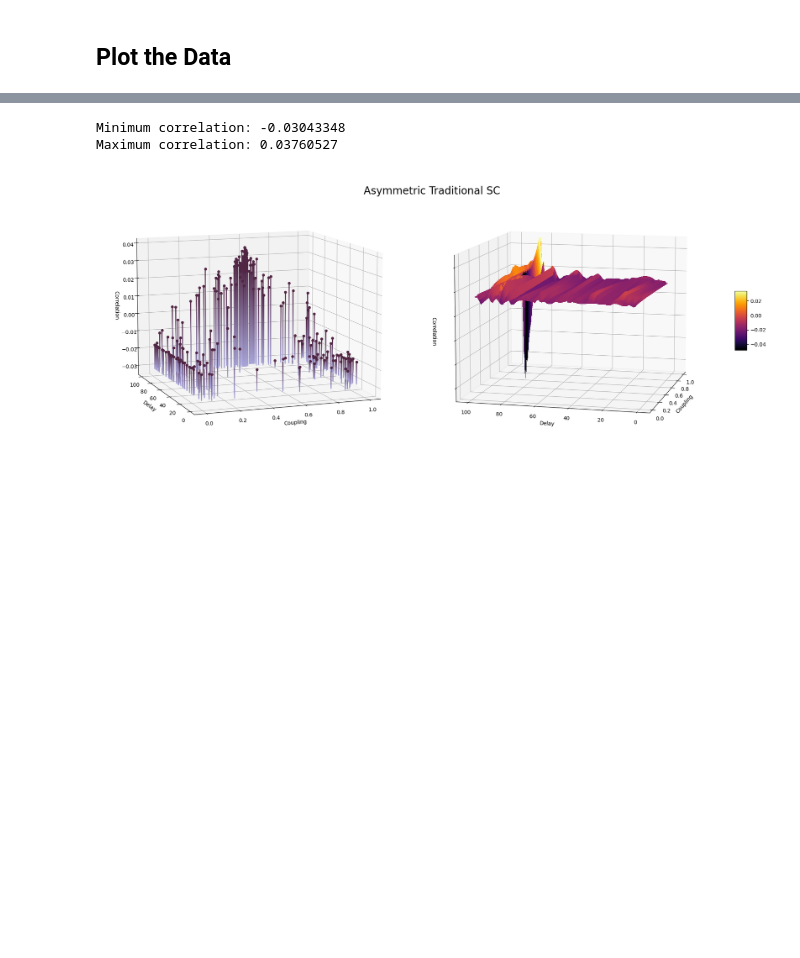
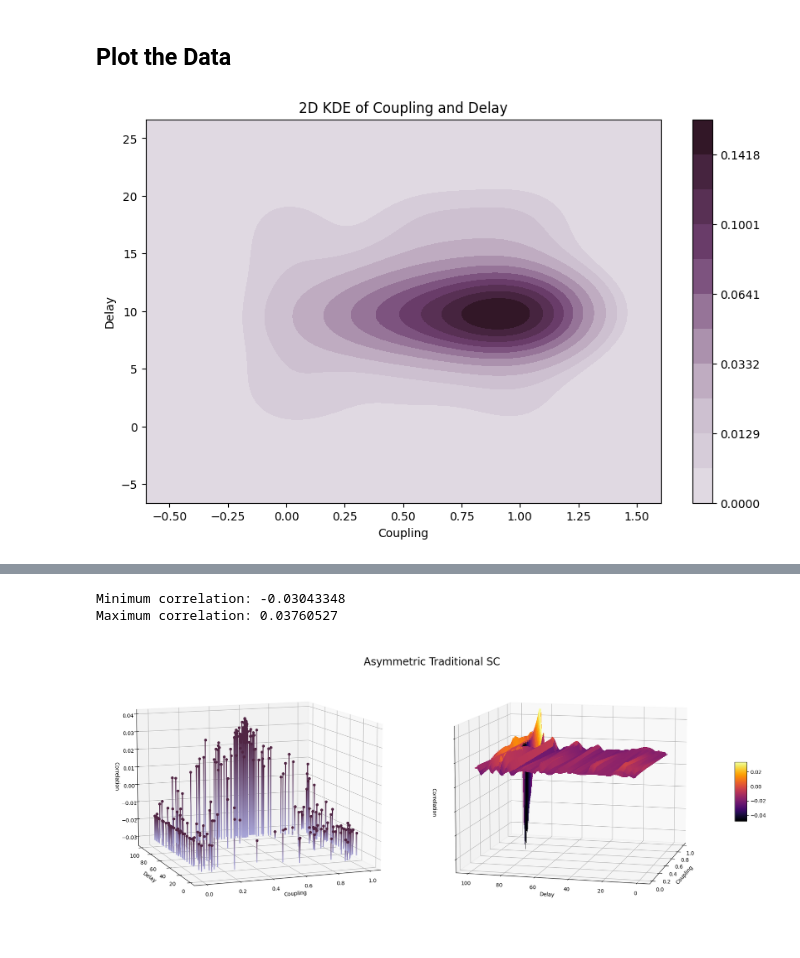
Before and after one commit to Hana-Ali/Deep-Learning-For-SC, a Jupyter notebook: whole_brain_modelling/cpp/evaluation/sim_FC_evaluation.ipynb, the cells around one changed output, grey strips where cells are left out. Cells and saved outputs as stored; diff of their text form; code cells hidden in the pictures; blank space fills up the shorter version.

Commit message:
plots

```diff
--- a/whole_brain_modelling/cpp/evaluation/sim_FC_evaluation.ipynb
+++ b/whole_brain_modelling/cpp/evaluation/sim_FC_evaluation.ipynb
@@ -53,10 +53,16 @@ csv_files = glob_files(results_path, "csv")
 # Assert that the number of txt and csv files are the same
 assert len(txt_files) == len(csv_files), "Number of txt and csv files are not the same!"
 
+# Get the wilson and kuramoto files individually
+wilson_txt_files = [file for file in txt_files if "wilson" in file]
+kuramoto_txt_files = [file for file in txt_files if "kuramoto" in file]
+wilson_csv_files = [file for file in csv_files if "wilson" in file]
+kuramoto_csv_files = [file for file in csv_files if "kuramoto" in file]
+
 # Define dictionary for model, traditional, and tracer files
-model_files = organize_files(txt_files, csv_files, name="model")
-trad_files = organize_files(txt_files, csv_files, name="traditional")
-tracer_files = organize_files(txt_files, csv_files, name="tracer")
+model_files = organize_files(kuramoto_txt_files, kuramoto_csv_files, name="model")
+trad_files = organize_files(kuramoto_txt_files, kuramoto_csv_files, name="traditional")
+tracer_files = organize_files(kuramoto_txt_files, kuramoto_csv_files, name="tracer")
 
 # Print the length of each dictionary - or the number of items for both symmetric and asymmetric
 # print("Number of symmetric model files: {}".format(len(model_files["symmetric"])))
@@ -86,9 +92,9 @@ def extract_data_and_create_df(entries):
 
         if match:
             coupling, delay = float(match.group(1)), float(match.group(2))
-            df_rows.append(((coupling, delay), entry["correlation"]))
+            df_rows.append((coupling, delay, np.float64(entry["correlation"])))
 
-    return pd.DataFrame(df_rows, columns=["(Coupling, Delay)", "Correlation"])
+    return pd.DataFrame(df_rows, columns=["Coupling", "Delay", "Correlation"])
 # %%
 import pandas as pd
 import re
@@ -150,3 +167,47 @@ def gradient_stem(ax, x, y, z, bottom, color_start, color_end):
 
         # Here we add the circle top at the end of each stem
         ax.scatter(xi, yi, zi, c=[tuple(color_end)], s=20)  # You can adjust `s` for size
+# %%
+import seaborn as sns
+import pandas as pd
+import numpy as np
+import matplotlib.pyplot as plt
+
+def plot_2d_kde(df):
+    # Generate the custom color palette
+    color_palette = sns.cubehelix_palette(8, start=0.8, rot=-0.4, dark=0.1, light=0.9)
+    beige_palette = sns.light_palette(color_palette[4], n_colors=10)
+
+    # Extract specific colors
+    pinkish = color_palette[5]
+    purpleish = color_palette[7]
+    beige_color = beige_palette[1]
+
+    # Create a custom colormap using these colors
+    from matplotlib.colors import LinearSegmentedColormap
+    custom_cmap = LinearSegmentedColormap.from_list(
+        "custom",
+        [beige_color, pinkish, purpleish]
+    )
+
+    # Plot
+    plt.figure(figsize=(10, 6))
+    sns.kdeplot(
+        x=df['Coupling'],
+        y=df['Delay'],
+        cmap=custom_cmap,
+        fill=True,
+        thresh=0,
+        levels=12,
+        cbar=True,
+        bw_adjust=1.5
+    )
+    plt.title('2D KDE of Coupling and Delay')
+    plt.xlabel('Coupling')
+    plt.ylabel('Delay')
+    plt.show()
+
+# Plotting for model_asym_df
+plot_2d_kde(model_asym_df)
+# %% [output]
+[figure, added]
```
Also changed, not shown: parts of 7 cells of this notebook.
